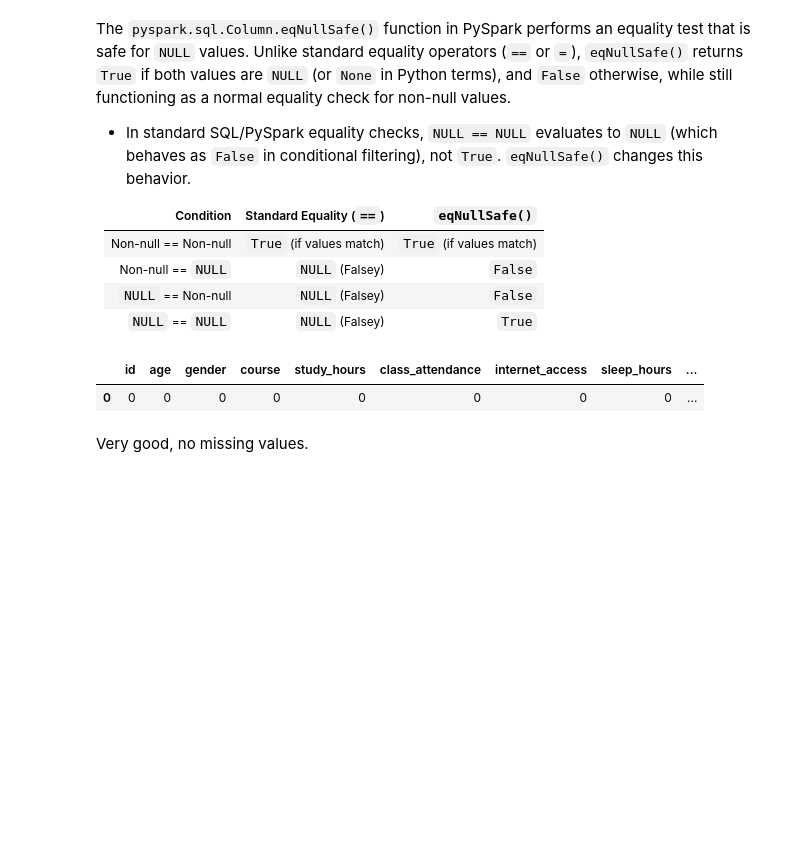
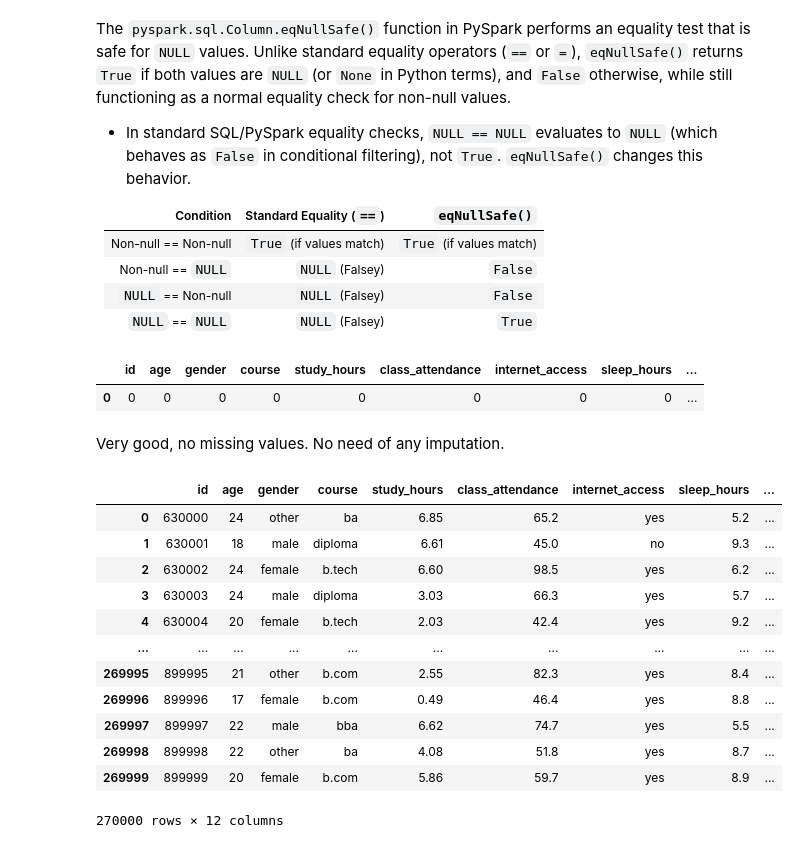
Before and after one commit to Sai-Sam-N/Predicting_Student_Test_Scores-Kaggle, a Jupyter notebook: EDA_predicting_student_test_scores.ipynb, the cells around one changed output. Cells and saved outputs as stored; diff of their text form; code cells hidden in the pictures; blank space fills up the shorter version.

```diff
--- a/EDA_predicting_student_test_scores.ipynb
+++ b/EDA_predicting_student_test_scores.ipynb
@@ -454,4 +454,20 @@ missing_values_df
 |  | id | age | gender | course | study_hours | class_attendance | internet_access | sleep_hours | ... |
 | 0 | 0 | 0 | 0 | 0 | 0 | 0 | 0 | 0 | ... |
 # %% [markdown]
-Very good, no missing values.
+Very good, no missing values. No need of any imputation.
+# %%
+df.toPandas()
+# %% [output]
+|  | id | age | gender | course | study_hours | class_attendance | internet_access | sleep_hours | ... |
+| 0 | 630000 | 24 | other | ba | 6.85 | 65.2 | yes | 5.2 | ... |
+| 1 | 630001 | 18 | male | diploma | 6.61 | 45.0 | no | 9.3 | ... |
+| 2 | 630002 | 24 | female | b.tech | 6.60 | 98.5 | yes | 6.2 | ... |
+| 3 | 630003 | 24 | male | diploma | 3.03 | 66.3 | yes | 5.7 | ... |
+| 4 | 630004 | 20 | female | b.tech | 2.03 | 42.4 | yes | 9.2 | ... |
+| ... | ... | ... | ... | ... | ... | ... | ... | ... | ... |
+| 269995 | 899995 | 21 | other | b.com | 2.55 | 82.3 | yes | 8.4 | ... |
+| 269996 | 899996 | 17 | female | b.com | 0.49 | 46.4 | yes | 8.8 | ... |
+| 269997 | 899997 | 22 | male | bba | 6.62 | 74.7 | yes | 5.5 | ... |
+| 269998 | 899998 | 22 | other | ba | 4.08 | 51.8 | yes | 8.7 | ... |
+| 269999 | 899999 | 20 | female | b.com | 5.86 | 59.7 | yes | 8.9 | ... |
+270000 rows × 12 columns
```
Also changed, not shown: parts of 5 cells of this notebook.
